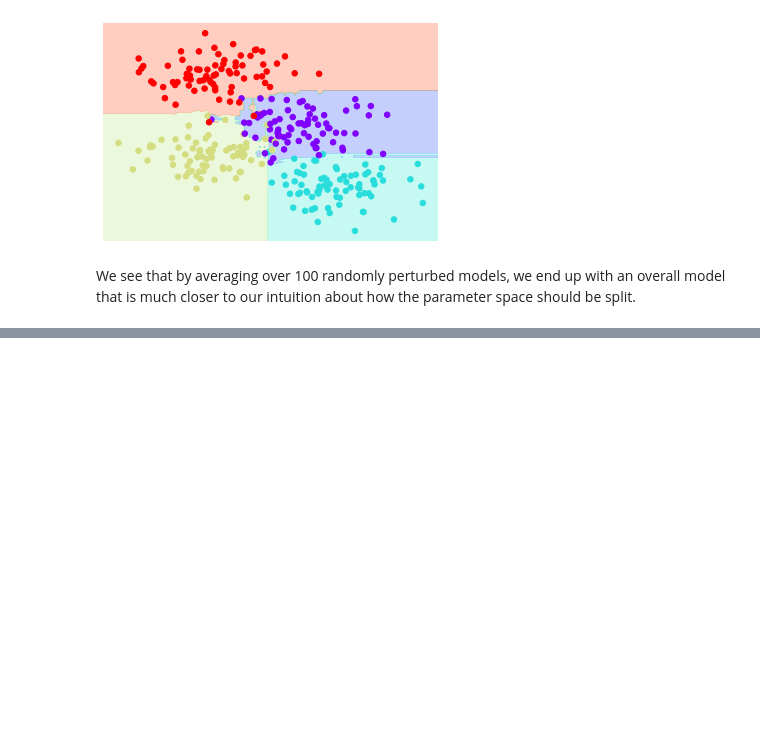
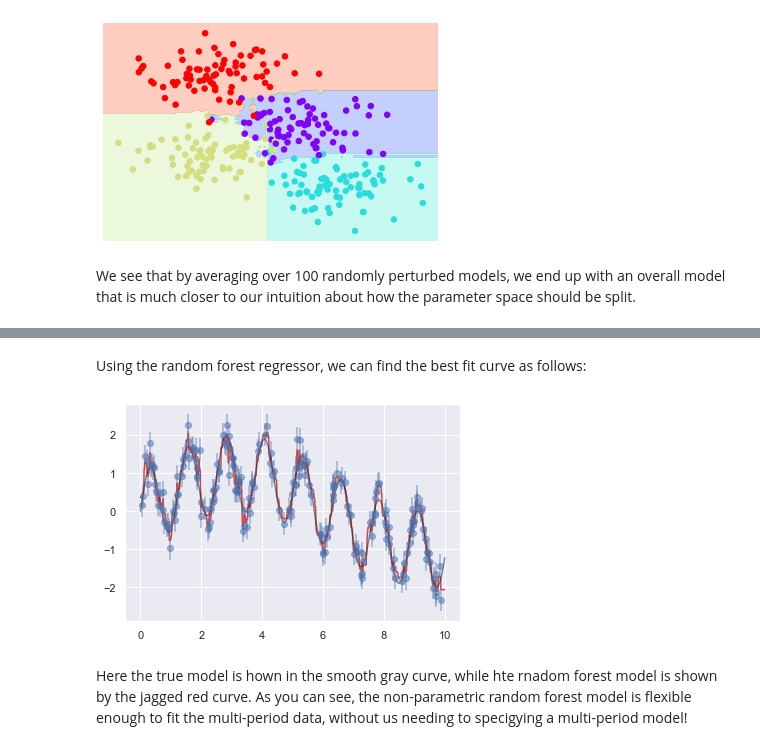
Before and after one commit to Jeffresh/python-datascience-handbook, a Jupyter notebook: scikitlearn/decision_trees_random_forests.ipynb, the cells around one changed output, grey strips where cells are left out. Cells and saved outputs as stored; diff of their text form; code cells hidden in the pictures; blank space fills up the shorter version.

```diff
--- a/scikitlearn/decision_trees_random_forests.ipynb
+++ b/scikitlearn/decision_trees_random_forests.ipynb
@@ -127,0 +148,18 @@ We see that by averaging over 100 randomly perturbed models, we end up with an o
+# %% [markdown]
+Using the random forest regressor, we can find the best fit curve as follows:
+# %%
+from sklearn.ensemble import RandomForestRegressor
+forest = RandomForestRegressor(200)
+forest.fit(x[:, None], y)
+
+xfit = np.linspace(0, 10, 1000)
+yfit = forest.predict(xfit[:, None])
+ytrue = model(xfit, sigma=0)
+
+plt.errorbar(x, y, 0.3, fmt='o', alpha=0.5)
+plt.plot(xfit, yfit, '-r');
+plt.plot(xfit, ytrue, '-k', alpha=0.5);
+# %% [output]
+[figure, added]
+# %% [markdown]
+Here the true model is hown in the smooth gray curve, while hte rnadom forest model is shown by the jagged red curve. As you can see, the non-parametric random forest model is flexible enough to fit the multi-period data, without us needing to specigying a multi-period model!
```
Also changed, not shown: parts of 4 cells of this notebook.
